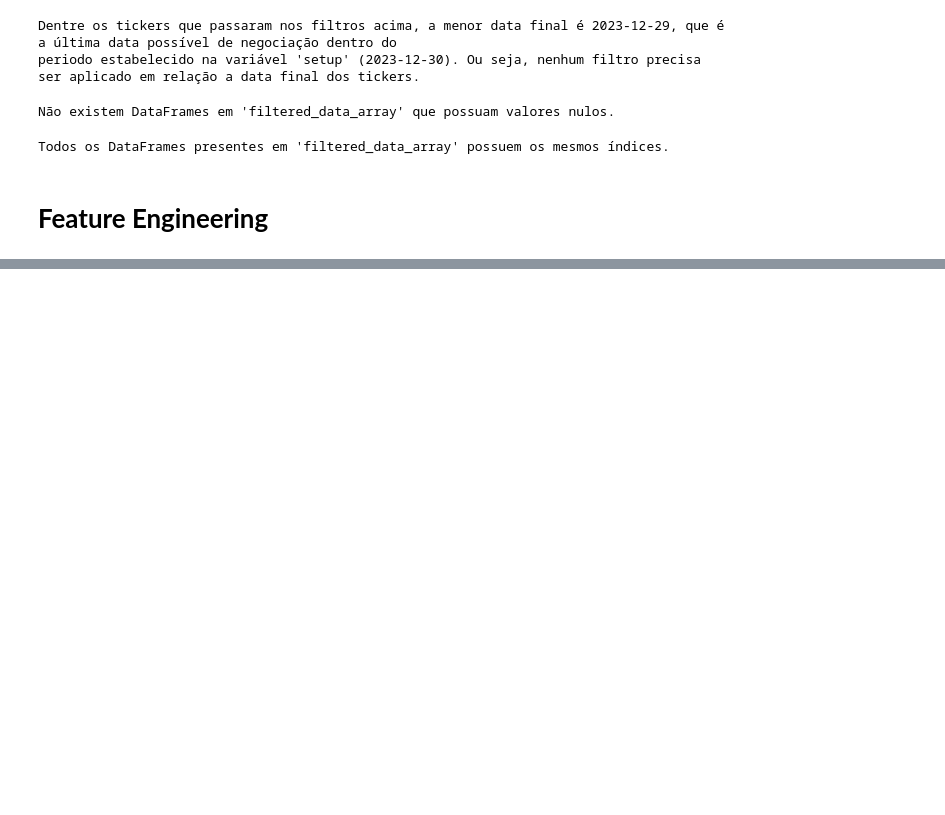
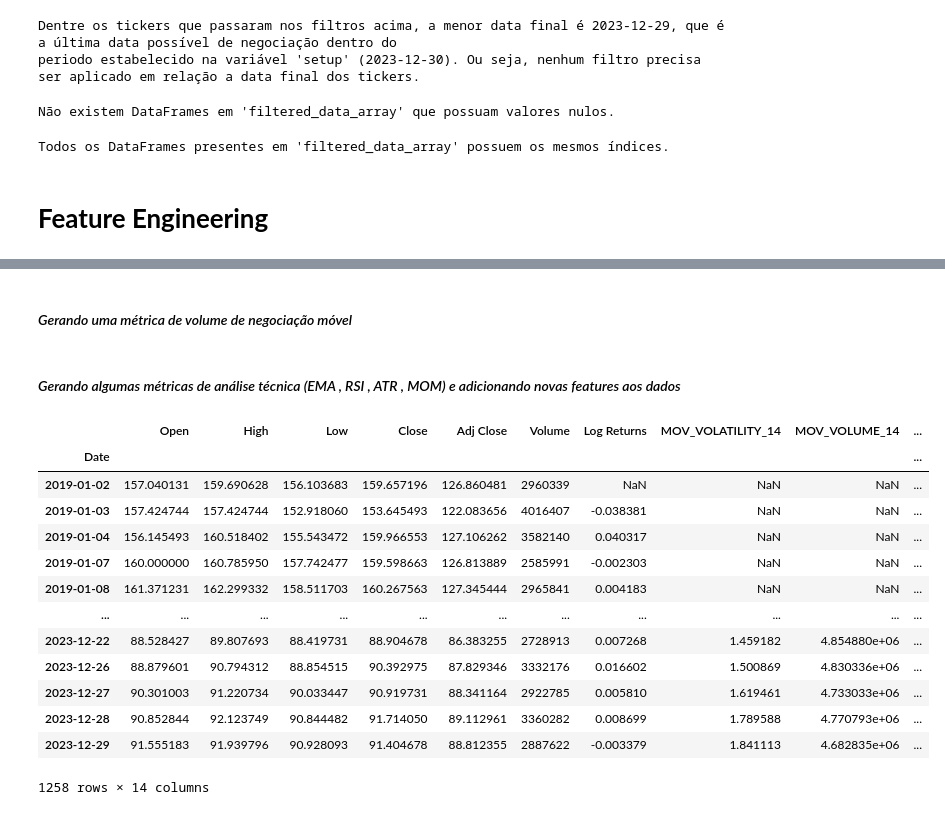
Before and after one commit to GB-Navarro/projeto_final_fin_quant_fea_dev, a Jupyter notebook: projeto_final_fin_quant.ipynb, the cells around one changed output, grey strips where cells are left out. Saved outputs shown, nothing was run; the diff lists cells and outputs as text; code cells hidden in the pictures; blank space fills up the shorter version.

Commit message:
add: new features have been added to dataframes and unnecessary features have been removed

```diff
--- a/projeto_final_fin_quant.ipynb
+++ b/projeto_final_fin_quant.ipynb
@@ -240,0 +344,2 @@ Todos os DataFrames presentes em 'filtered_data_array' possuem os mesmos índice
+# %% [markdown]
+#### *Gerando uma métrica de volume de negociação móvel*
@@ -240,0 +381,59 @@ Todos os DataFrames presentes em 'filtered_data_array' possuem os mesmos índice
+# %% [markdown]
+#### *Gerando algumas métricas de análise técnica (EMA , RSI , ATR , MOM) e adicionando novas features aos dados*
+# %%
+# Cria uma cópia do array "filtered_data_array" para inserir novas features sem eventual prejuizo as já existentes.
+dfs = filtered_data_array
+# %%
+for df in dfs:
+    # Calcula os retornos logarítmicos diários com base nos preços ajustados de fechamento e adiciona uma nova coluna 'Log Returns' ao DataFrame.
+    df['Log Returns'] = get_ticker_daily_logarithmic_returns(df['Adj Close'])
+
+    # Calcula a volatilidade móvel de 14 dias com base nos preços ajustados de fechamento e adiciona uma nova coluna 'MOV_VOL_14' ao DataFrame.
+    df['MOV_VOLATILITY_14'] = get_ticker_moving_volatility(df['Adj Close'], 14)
+
+    # Calcula o volume de negociação móvel de 14 dias com base nos preços ajustados de fechamento e adiciona uma nova coluna 'MOV_VOLUME_14'
+    # ao DataFrame.
+    df['MOV_VOLUME_14'] = get_ticker_moving_volume(df['Volume'], 14)
+
+    # Calcula a Média Móvel Exponencial (EMA) de 14 dias. A EMA é usada no lugar da Média Móvel Simples (SMA) para reduzir o atraso de sinal
+    # típico das médias móveis.
+    # [Indicador de média móvel]
+    df['EMA_14'] = talib.EMA(df['Adj Close'], timeperiod=14)
+
+    # Calcula o Índice de Força Relativa (RSI) de 14 dias, que é um indicador de momentum utilizado para medir a velocidade e a mudança de
+    # movimentos de preços.
+    # [Indicador de momentum]
+    df['RSI_14'] = talib.RSI(df['Adj Close'], timeperiod=14)
+
+    # Calcula o Average True Range (ATR) de 14 dias, que é um indicador de volatilidade utilizado para medir a volatilidade do ativo com
+    # base na amplitude de preços (máxima, mínima e fechamento).
+    # [Indicador de volatilidade]
+    df['ATR_14'] = talib.ATR(df['High'], df['Low'], df['Close'], timeperiod=14)
+
+    # Calcula o Momentum (MOM) de 14 dias, que é um indicador de momentum usado para identificar a força da tendência de um ativo.
+    # [Indicador de momentum]
+    df['MOM_14'] = talib.MOM(df['Adj Close'], timeperiod=14)
+
+    # Adiciona uma coluna 'Ticker' ao DataFrame para identificar o ticker associado a cada conjunto de dados.
+    df['Ticker'] = [df.name for _ in range(len(df))]
+
+# Exibe o resultado obtido em um dos DataFrames presentes em "dfs"
+dfs[0]
+
+# Observação: valores NaN foram inseridos nos DataFrames juntamente com as novas features. Esses valores NaN são inerentes ao cálculo de alguns
+# indicadores técnicos, uma vez que eles requerem um período de ajuste.
+# %% [output]
+|  | Open | High | Low | Close | Adj Close | Volume | Log Returns | MOV_VOLATILITY_14 | MOV_VOLUME_14 | ... |
+| Date |  |  |  |  |  |  |  |  |  | ... |
+| 2019-01-02 | 157.040131 | 159.690628 | 156.103683 | 159.657196 | 126.860481 | 2960339 | NaN | NaN | NaN | ... |
+| 2019-01-03 | 157.424744 | 157.424744 | 152.918060 | 153.645493 | 122.083656 | 4016407 | -0.038381 | NaN | NaN | ... |
+| 2019-01-04 | 156.145493 | 160.518402 | 155.543472 | 159.966553 | 127.106262 | 3582140 | 0.040317 | NaN | NaN | ... |
+| 2019-01-07 | 160.000000 | 160.785950 | 157.742477 | 159.598663 | 126.813889 | 2585991 | -0.002303 | NaN | NaN | ... |
+| 2019-01-08 | 161.371231 | 162.299332 | 158.511703 | 160.267563 | 127.345444 | 2965841 | 0.004183 | NaN | NaN | ... |
+| ... | ... | ... | ... | ... | ... | ... | ... | ... | ... | ... |
+| 2023-12-22 | 88.528427 | 89.807693 | 88.419731 | 88.904678 | 86.383255 | 2728913 | 0.007268 | 1.459182 | 4.854880e+06 | ... |
+| 2023-12-26 | 88.879601 | 90.794312 | 88.854515 | 90.392975 | 87.829346 | 3332176 | 0.016602 | 1.500869 | 4.830336e+06 | ... |
+| 2023-12-27 | 90.301003 | 91.220734 | 90.033447 | 90.919731 | 88.341164 | 2922785 | 0.005810 | 1.619461 | 4.733033e+06 | ... |
+| 2023-12-28 | 90.852844 | 92.123749 | 90.844482 | 91.714050 | 89.112961 | 3360282 | 0.008699 | 1.789588 | 4.770793e+06 | ... |
+| 2023-12-29 | 91.555183 | 91.939796 | 90.928093 | 91.404678 | 88.812355 | 2887622 | -0.003379 | 1.841113 | 4.682835e+06 | ... |
+1258 rows × 14 columns
```
Also changed, not shown: parts of 16 cells of this notebook.
